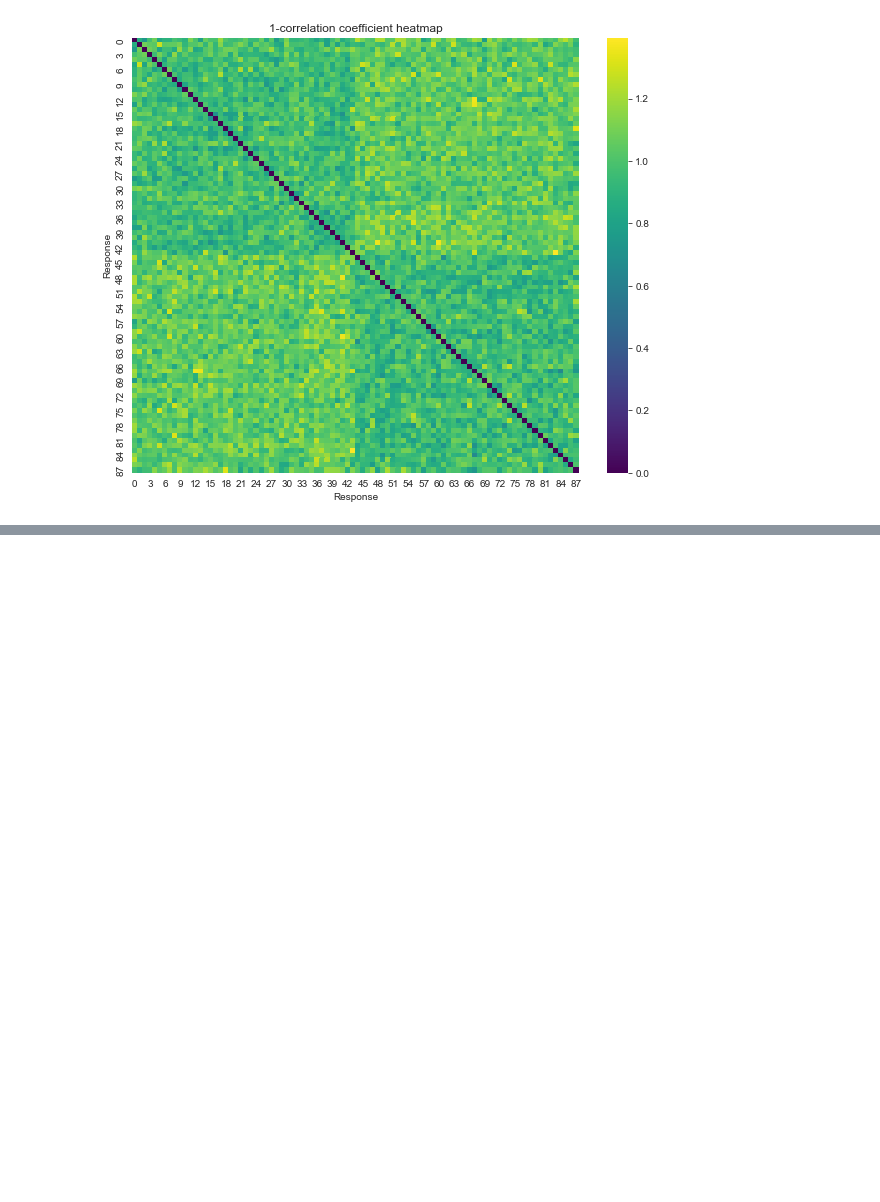
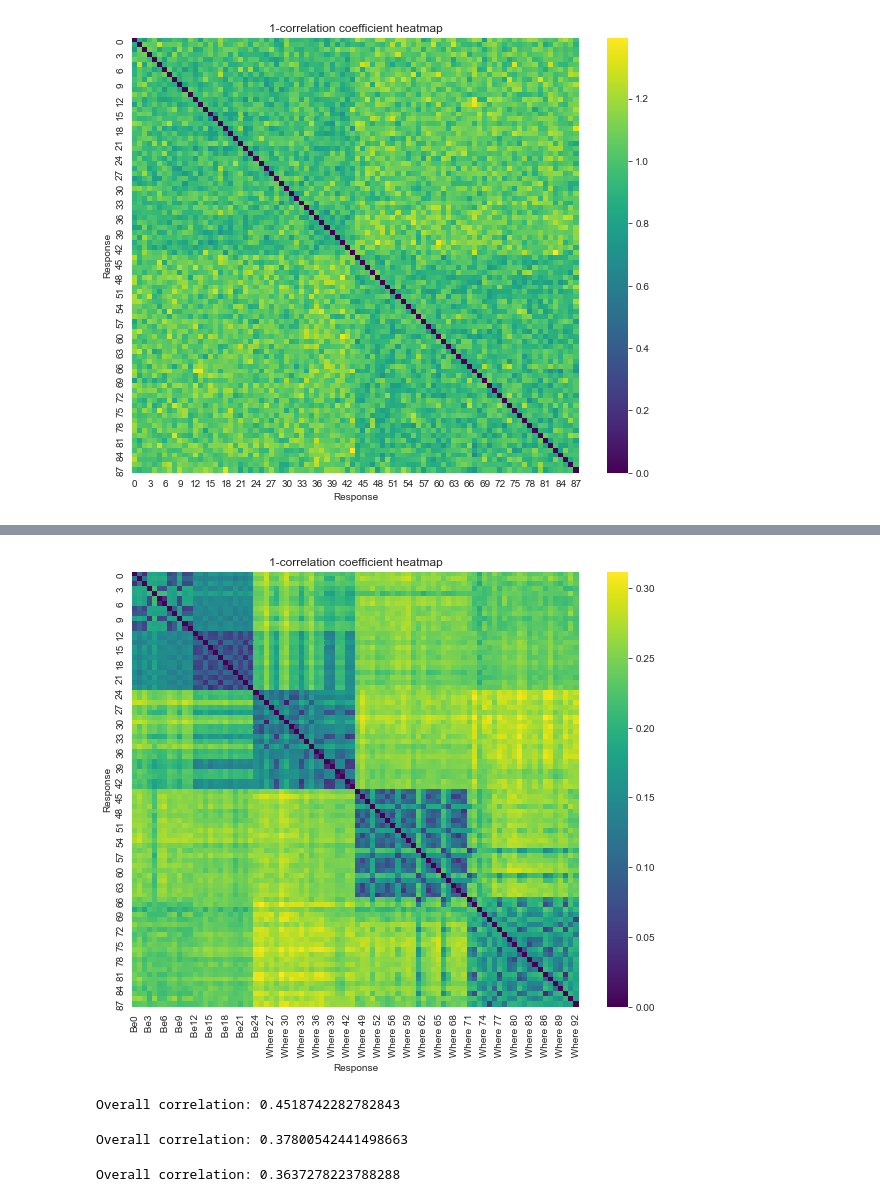
Before and after one commit to lucvergnes/CognitiveMod, a Jupyter notebook: data/Lab2_Q3.ipynb, the cells around one changed output, grey strips where cells are left out. Cells and saved outputs as stored; diff of their text form; code cells hidden in the pictures; blank space fills up the shorter version.

```diff
--- a/data/Lab2_Q3.ipynb
+++ b/data/Lab2_Q3.ipynb
@@ -61,0 +204,3 @@ plt.show()
+# %%
+behaviourRDM = pd.read_csv(datafolder + 'BehaviourRDM.csv')
+behaviourRDM
@@ -61,0 +221,42 @@ plt.show()
+# %%
+plt.figure(figsize=(10, 8))
+sb.heatmap(behaviourRDM, annot=False, cmap='viridis')
+plt.xlabel('Response')
+plt.ylabel('Response')
+plt.title('1-correlation coefficient heatmap')
+plt.show()
+# %% [output]
+[figure, added]
+# %%
+neuralRDM = results
+
+flat_df1 = neuralRDM.values.flatten()
+flat_df2 = behaviourRDM.values.flatten()
+
+# Compute correlation
+correlation = np.corrcoef(flat_df1, flat_df2)[0, 1]
+print("Overall correlation:", correlation)
+# %% [output]
+Overall correlation: 0.4518742282782843
+# %%
+animatedNeuralRDM = neuralRDM.iloc[:44, :44]
+animatedBehaviourRDM = behaviourRDM.iloc[:44, :44]
+
+flat_df12 = animatedNeuralRDM.values.flatten()
+flat_df22 = animatedBehaviourRDM.values.flatten()
+
+correlation2 = np.corrcoef(flat_df12, flat_df22)[0, 1]
+print("Overall correlation:", correlation2)
+# %% [output]
+Overall correlation: 0.37800542441498663
+# %%
+InanimatedNeuralRDM = neuralRDM.iloc[44:88, 44:88]
+InanimatedBehaviourRDM = behaviourRDM.iloc[44:88, 44:88]
+
+flat_df13 = InanimatedNeuralRDM.values.flatten()
+flat_df23 = InanimatedBehaviourRDM.values.flatten()
+
+correlation3 = np.corrcoef(flat_df13, flat_df23)[0, 1]
+print("Overall correlation:", correlation3)
+# %% [output]
+Overall correlation: 0.3637278223788288
```
Also changed, not shown: parts of 11 cells of this notebook.
